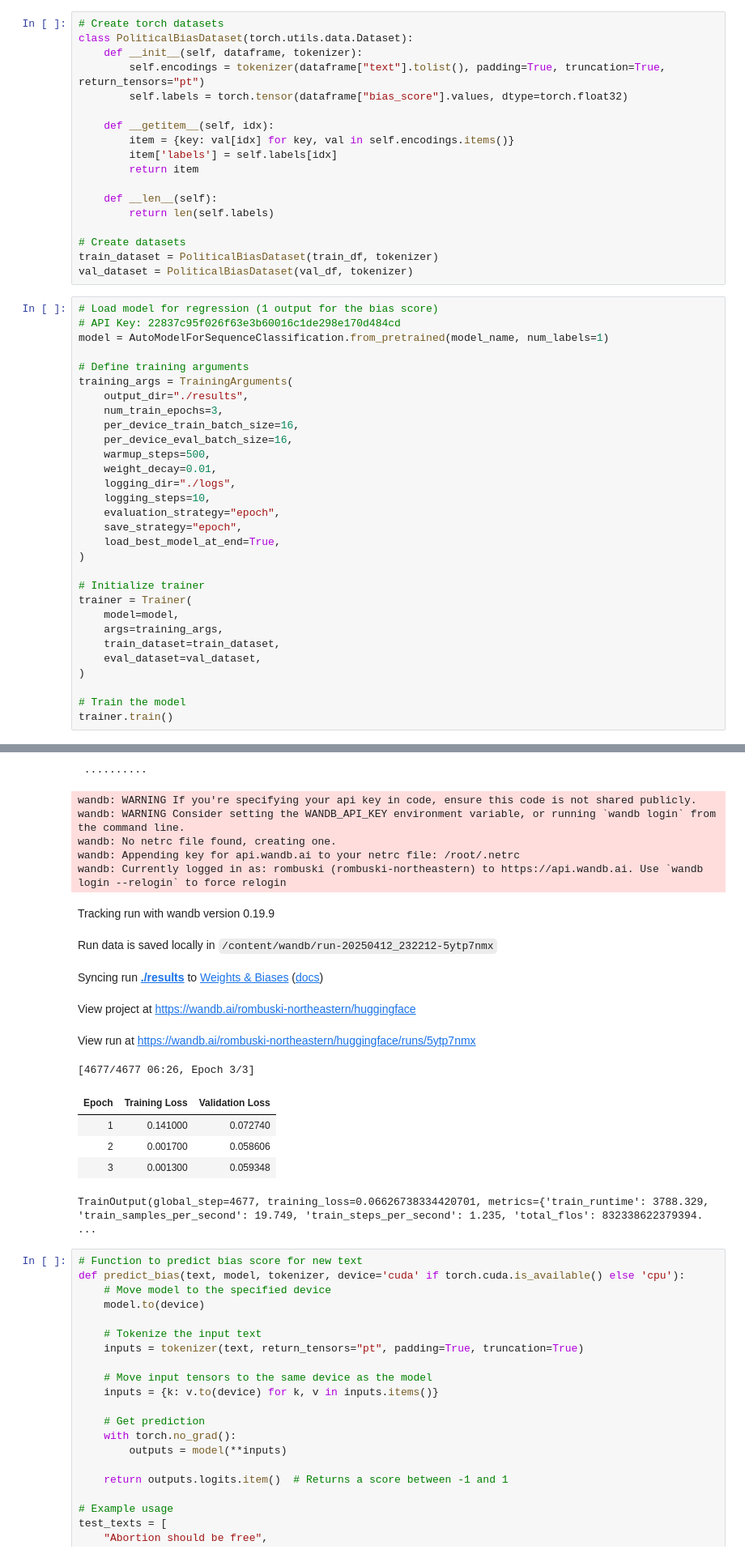
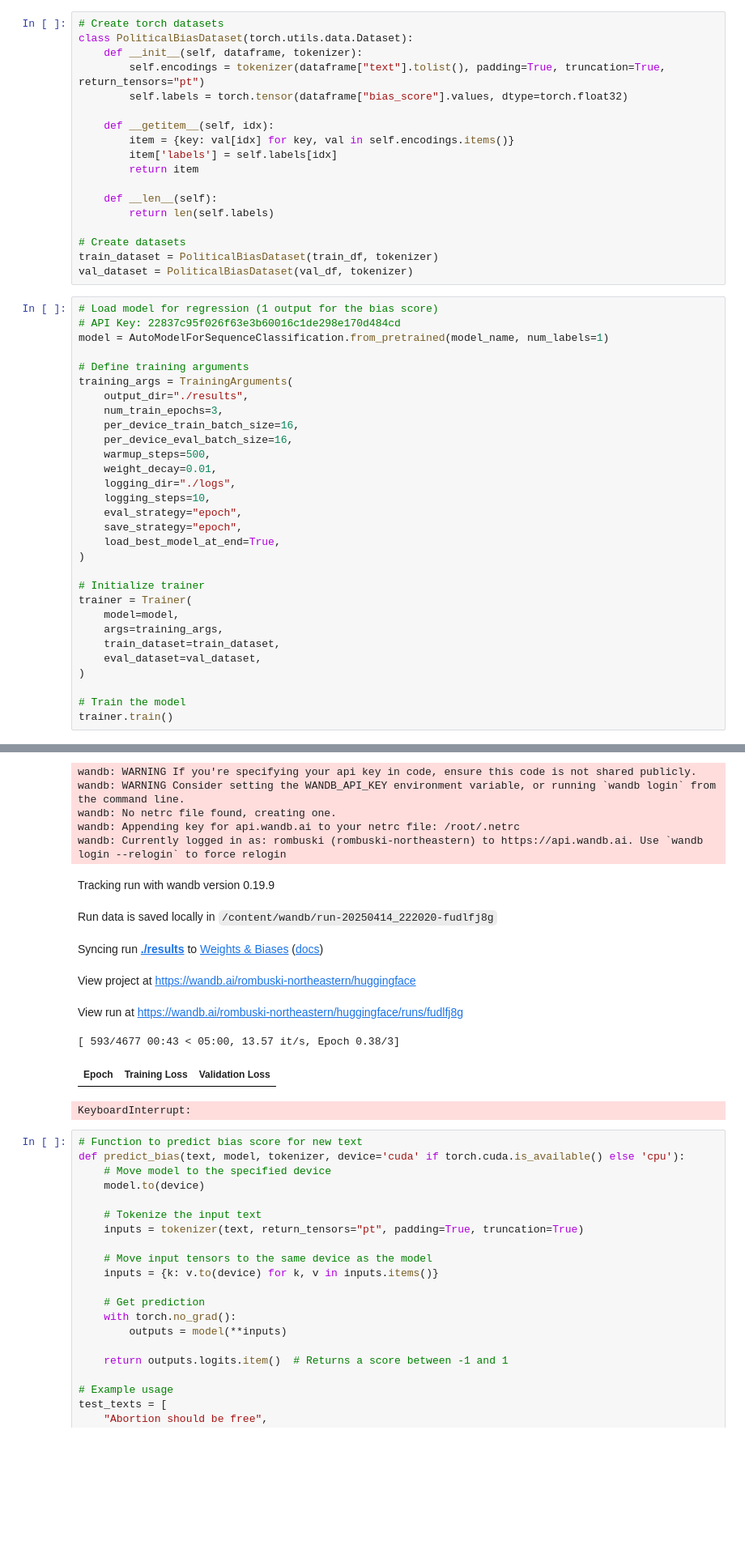
Before and after one commit to lmethratta/Poliscope, a Jupyter notebook: model.ipynb, the cells around one changed output, grey strips where cells are left out. Shown: that part at 81% size. Drawn from its saved outputs; the diff is of its cells as text; blank space fills up the shorter version.

Commit message:
eval_strategy :(

```diff
--- a/model.ipynb
+++ b/model.ipynb
@@ -146,7 +140,7 @@ training_args = TrainingArguments(
     weight_decay=0.01,
     logging_dir="./logs",
     logging_steps=10,
-    evaluation_strategy="epoch",
+    eval_strategy="epoch",
     save_strategy="epoch",
     load_best_model_at_end=True,
 )
@@ -175,20 +168,16 @@ wandb: Paste an API key from your profile and hit enter:
- ··········
+wandb: WARNING If you're specifying your api key in code, ensure this code is not shared publicly.
+wandb: WARNING Consider setting the WANDB_API_KEY environment variable, or running `wandb login` from the command line.
+wandb: No netrc file found, creating one.
+wandb: Appending key for api.wandb.ai to your netrc file: /root/.netrc
+wandb: Currently logged in as: rombuski (rombuski-northeastern) to https://api.wandb.ai. Use `wandb login --relogin` to force relogin
-wandb: WARNING If you're specifying your api key in code, ensure this code is not shared publicly.
-wandb: WARNING Consider setting the WANDB_API_KEY environment variable, or running `wandb login` from the command line.
-wandb: No netrc file found, creating one.
-wandb: Appending key for api.wandb.ai to your netrc file: /root/.netrc
-wandb: Currently logged in as: rombuski (rombuski-northeastern) to https://api.wandb.ai. Use `wandb login --relogin` to force relogin
 Tracking run with wandb version 0.19.9
-Run data is saved locally in /content/wandb/run-20250412_232212-5ytp7nmx
+Run data is saved locally in /content/wandb/run-20250414_222020-fudlfj8g
 Syncing run ./results to Weights & Biases (docs)
 View project at https://wandb.ai/rombuski-northeastern/huggingface
-View run at https://wandb.ai/rombuski-northeastern/huggingface/runs/5ytp7nmx
+View run at https://wandb.ai/rombuski-northeastern/huggingface/runs/fudlfj8g
+[ 593/4677 00:43 < 05:00, 13.57 it/s, Epoch 0.38/3]
+| Epoch | Training Loss | Validation Loss |
-[4677/4677 06:26, Epoch 3/3]
+KeyboardInterrupt:
-| Epoch | Training Loss | Validation Loss |
-| 1 | 0.141000 | 0.072740 |
-| 2 | 0.001700 | 0.058606 |
-| 3 | 0.001300 | 0.059348 |
-TrainOutput(global_step=4677, training_loss=0.06626738334420701, metrics={'train_runtime': 3788.329, 'train_samples_per_second': 19.749, 'train_steps_per_second': 1.235, 'total_flos': 832338622379394. ...
 # %%
 # Function to predict bias score for new text
 def predict_bias(text, model, tokenizer, device='cuda' if torch.cuda.is_available() else 'cpu'):
```
Also changed, not shown: parts of 4 cells of this notebook.
